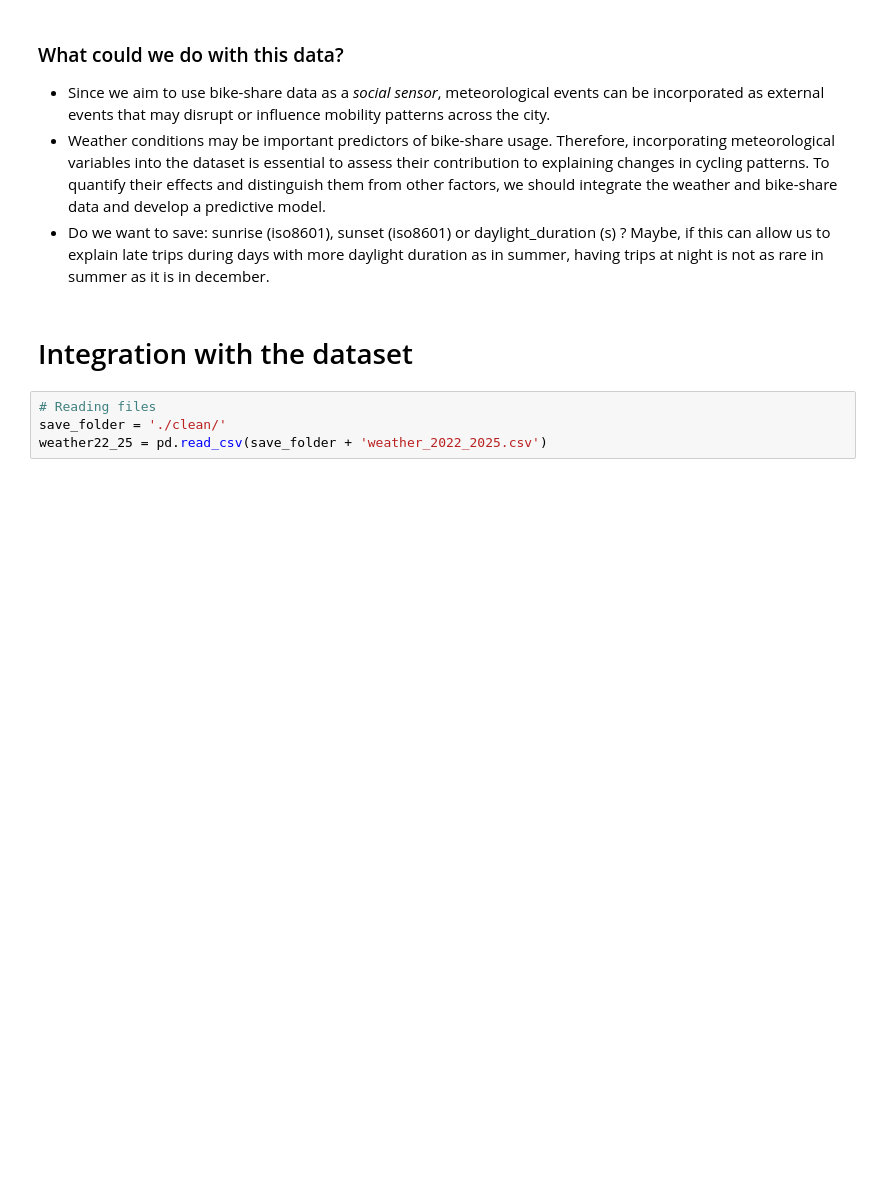
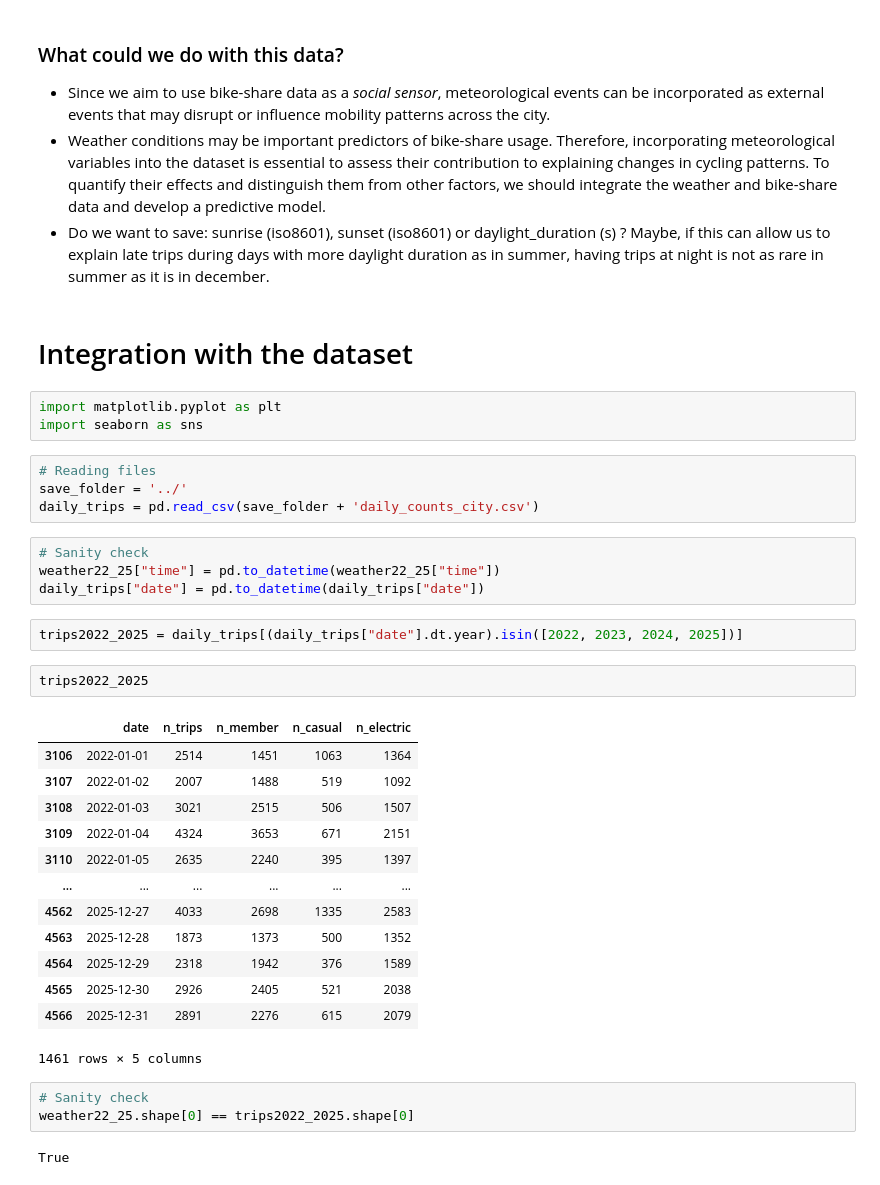
Before and after one commit to laure-cio/ADA-project2026, a Jupyter notebook: data/forecast/weather_examin.ipynb, the cells around one changed output. Drawn from its saved outputs; the diff is of its cells as text; blank space fills up the shorter version.

```diff
--- a/data/forecast/weather_examin.ipynb
+++ b/data/forecast/weather_examin.ipynb
@@ -724,7 +724,37 @@ for year in sorted(weather22_25["year"].unique()):
 - Do we want to save: sunrise (iso8601), sunset (iso8601) or daylight_duration (s) ? Maybe, if this can allow us to explain late trips during days with more daylight duration as in summer, having trips at night is not as rare in summer as it is in december.
 # %% [markdown]
 # Integration with the dataset
+# %%
+import matplotlib.pyplot as plt
+import seaborn as sns
 # %%
 # Reading files
-save_folder = './clean/'
-weather22_25 = pd.read_csv(save_folder + 'weather_2022_2025.csv')
+save_folder = '../'
+daily_trips = pd.read_csv(save_folder + 'daily_counts_city.csv')
+# %%
+# Sanity check
+weather22_25["time"] = pd.to_datetime(weather22_25["time"])
+daily_trips["date"] = pd.to_datetime(daily_trips["date"])
+# %%
+trips2022_2025 = daily_trips[(daily_trips["date"].dt.year).isin([2022, 2023, 2024, 2025])]
+# %%
+trips2022_2025
+# %% [output]
+|  | date | n_trips | n_member | n_casual | n_electric |
+| 3106 | 2022-01-01 | 2514 | 1451 | 1063 | 1364 |
+| 3107 | 2022-01-02 | 2007 | 1488 | 519 | 1092 |
+| 3108 | 2022-01-03 | 3021 | 2515 | 506 | 1507 |
+| 3109 | 2022-01-04 | 4324 | 3653 | 671 | 2151 |
+| 3110 | 2022-01-05 | 2635 | 2240 | 395 | 1397 |
+| ... | ... | ... | ... | ... | ... |
+| 4562 | 2025-12-27 | 4033 | 2698 | 1335 | 2583 |
+| 4563 | 2025-12-28 | 1873 | 1373 | 500 | 1352 |
+| 4564 | 2025-12-29 | 2318 | 1942 | 376 | 1589 |
+| 4565 | 2025-12-30 | 2926 | 2405 | 521 | 2038 |
+| 4566 | 2025-12-31 | 2891 | 2276 | 615 | 2079 |
+1461 rows × 5 columns
+# %%
+# Sanity check
+weather22_25.shape[0] == trips2022_2025.shape[0]
+# %% [output]
+True
```
Also changed, not shown: parts of 8 cells of this notebook.
